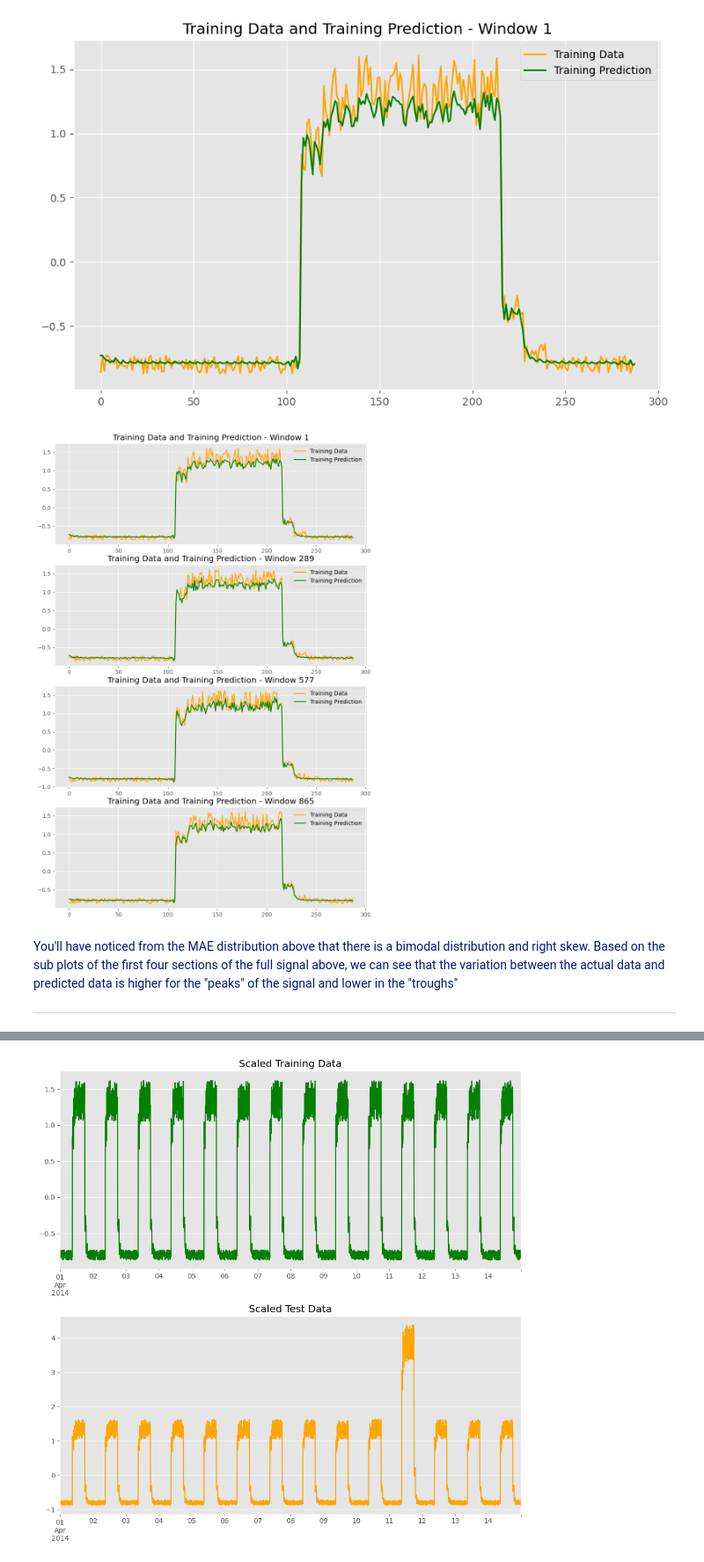
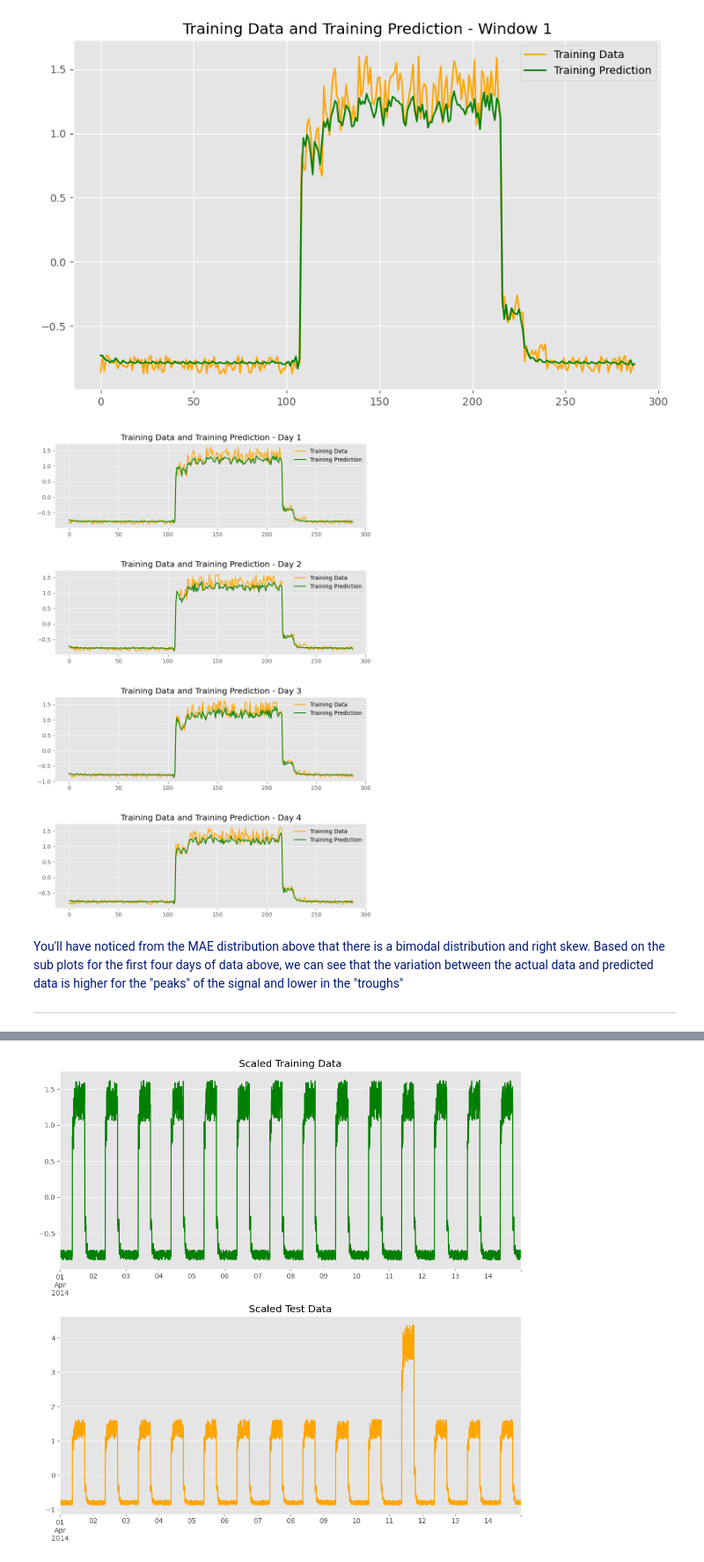
Before and after one commit to Sam-Tracey/ML-Stats-Assessment, a Jupyter notebook: anomaly-detection.ipynb, the cells around one changed output, grey strips where cells are left out. Shown at 88% size. Saved outputs shown, nothing was run; the diff lists cells and outputs as text; code cells hidden in the pictures.

```diff
--- a/anomaly-detection.ipynb
+++ b/anomaly-detection.ipynb
@@ -1148,7 +1148,7 @@ ax.set_title("Training Data and Training Prediction - Window 1");
 [figure]
 # %%
 # Plot windows 1, 289, 577, 865 in subplots of 4 rows and 1 column.
-# This will give us an idea of the first four consecutive "signals" for the dataset.
+# This will give us an idea of the first four days for the dataset.
 fig, axs = plt.subplots(4, 1, figsize=(10, 15))
 
 # Plot the first window of the training data.
@@ -1156,40 +1156,43 @@ axs[0].plot(x_train[0], color="orange", label="Training Data")
 # Plot the first window of the training data predictions.
 axs[0].plot(x_train_pred[0], color="green", label="Training Prediction")
 # Add a legend.
 axs[0].legend()
 # Add a title.
-axs[0].set_title("Training Data and Training Prediction - Window 1")
+axs[0].set_title("Training Data and Training Prediction - Day 1")
 
 # Plot the 289th window of the training data.
 axs[1].plot(x_train[288], color="orange", label="Training Data")
 # Plot the 289th window of the training data predictions.
 axs[1].plot(x_train_pred[288], color="green", label="Training Prediction")
 # Add a legend.
 axs[1].legend()
 # Add a title.
-axs[1].set_title("Training Data and Training Prediction - Window 289")
+axs[1].set_title("Training Data and Training Prediction - Day 2")
 
 # Plot the 577th window of the training data.
 axs[2].plot(x_train[576], color="orange", label="Training Data")
 # Plot the 577th window of the training data predictions.
 axs[2].plot(x_train_pred[576], color="green", label="Training Prediction")
 # Add a legend.
 axs[2].legend()
 # Add a title.
-axs[2].set_title("Training Data and Training Prediction - Window 577")
+axs[2].set_title("Training Data and Training Prediction - Day 3")
 
 # Plot the 865th window of the training data.
 axs[3].plot(x_train[864], color="orange", label="Training Data")
 # Plot the 865th window of the training data predictions.
 axs[3].plot(x_train_pred[864], color="green", label="Training Prediction")
 # Add a legend.
 axs[3].legend()
 # Add a title.
-axs[3].set_title("Training Data and Training Prediction - Window 865");
+axs[3].set_title("Training Data and Training Prediction - Day 4")
+
+# Increase the spacing between subplots.
+plt.subplots_adjust(hspace=0.5);
 # %% [output]
-[figure, old version]
+[figure, new version]
 # %% [markdown]
-<p style="color: #001a79;">You'll have noticed from the MAE distribution above that there is a bimodal distribution and right skew. Based on the sub plots of the first four sections of the full signal above, we can see that the variation between the actual data and predicted data is higher for the "peaks" of the signal and lower in the "troughs"</p>
+<p style="color: #001a79;">You'll have noticed from the MAE distribution above that there is a bimodal distribution and right skew. Based on the sub plots for the first four days of data above, we can see that the variation between the actual data and predicted data is higher for the "peaks" of the signal and lower in the "troughs"</p>
 
 ***
 # %% [markdown]
```
Also changed, not shown: parts of 22 cells of this notebook.
